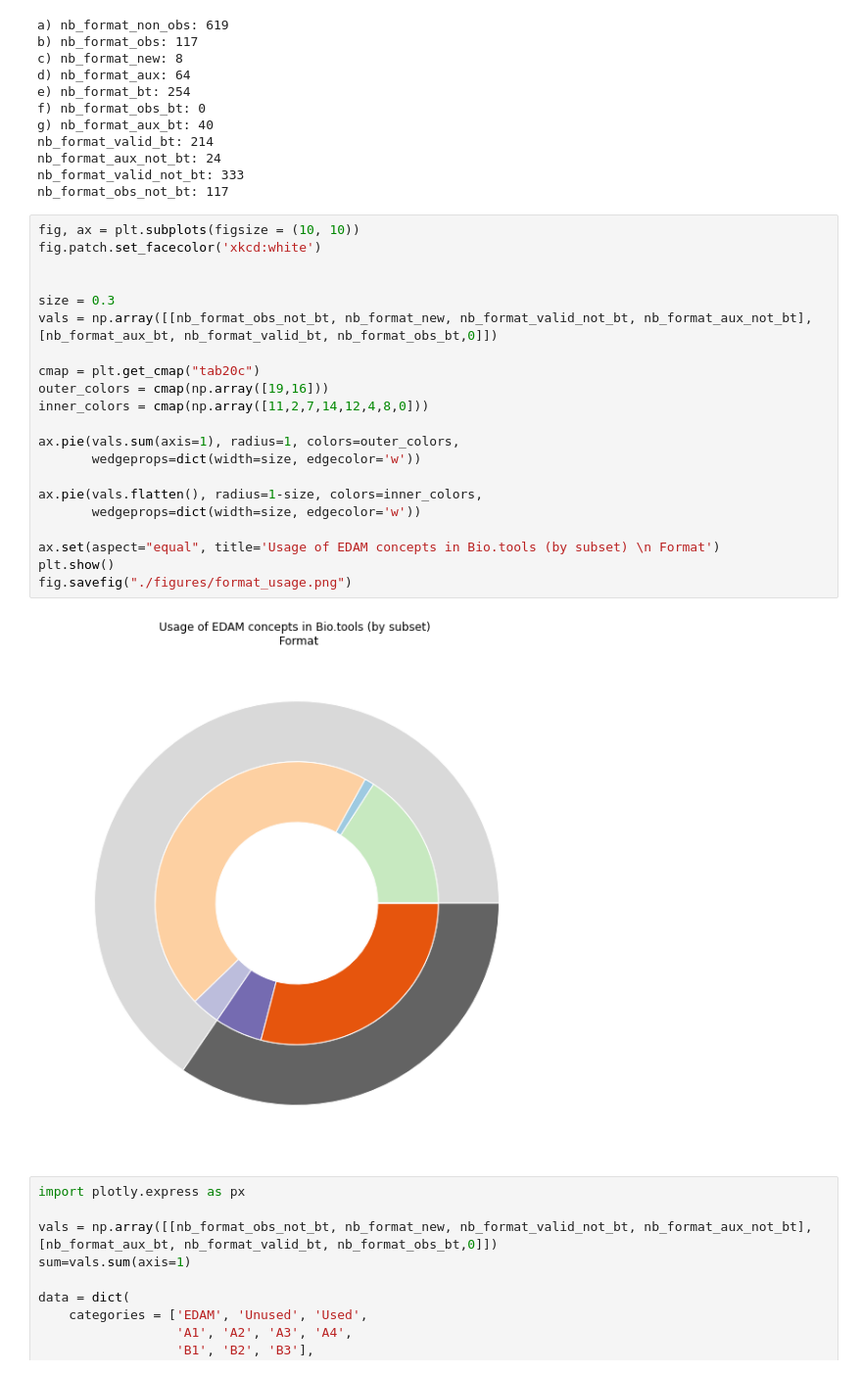
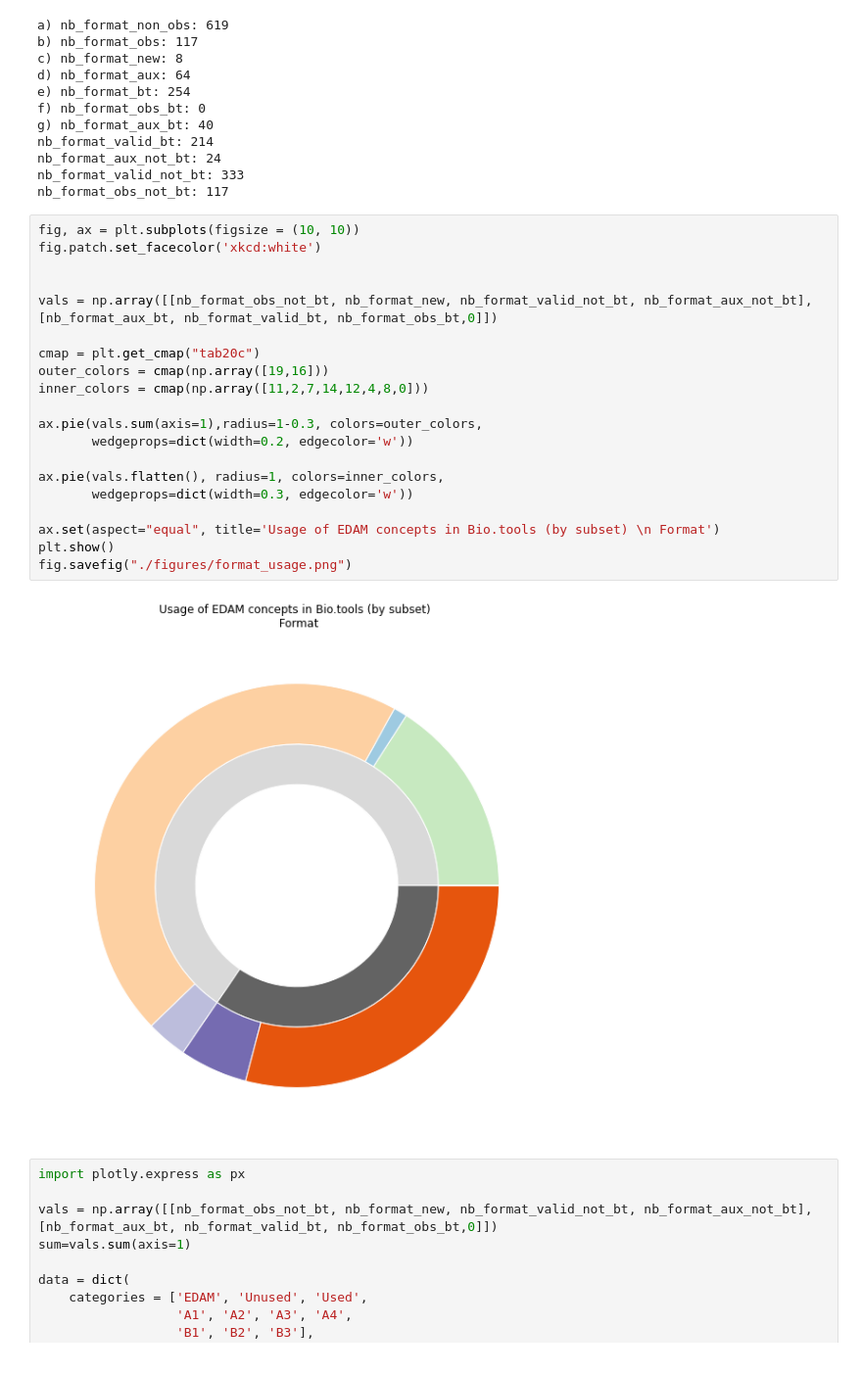
Before and after one commit to bio-tools/biohackathon2022, a Jupyter notebook: notebooks/plot_lucie.ipynb, the cells around one changed output. Shown at 98% size. Drawn from its saved outputs; the diff is of its cells as text.

Commit message:
Added plot for version 1.25 + change the donut order

```diff
--- a/notebooks/plot_lucie.ipynb
+++ b/notebooks/plot_lucie.ipynb
@@ -775,26 +773,25 @@ nb_format_obs_not_bt: 117
 # %%
 fig, ax = plt.subplots(figsize = (10, 10))
 fig.patch.set_facecolor('xkcd:white')
 
 
-size = 0.3
 vals = np.array([[nb_format_obs_not_bt, nb_format_new, nb_format_valid_not_bt, nb_format_aux_not_bt], [nb_format_aux_bt, nb_format_valid_bt, nb_format_obs_bt,0]])
 
 cmap = plt.get_cmap("tab20c")
 outer_colors = cmap(np.array([19,16]))
 inner_colors = cmap(np.array([11,2,7,14,12,4,8,0]))
 
-ax.pie(vals.sum(axis=1), radius=1, colors=outer_colors,
-       wedgeprops=dict(width=size, edgecolor='w'))
+ax.pie(vals.sum(axis=1),radius=1-0.3, colors=outer_colors,
+       wedgeprops=dict(width=0.2, edgecolor='w'))
 
-ax.pie(vals.flatten(), radius=1-size, colors=inner_colors,
-       wedgeprops=dict(width=size, edgecolor='w'))
+ax.pie(vals.flatten(), radius=1, colors=inner_colors,
+       wedgeprops=dict(width=0.3, edgecolor='w'))
 
 ax.set(aspect="equal", title='Usage of EDAM concepts in Bio.tools (by subset) \n Format')
 plt.show()
 fig.savefig("./figures/format_usage.png")
 # %% [output]
-[figure, old version]
+[figure, new version]
 # %%
 import plotly.express as px
 
```
Also changed, not shown: parts of 3 cells of this notebook, 5 other files.
